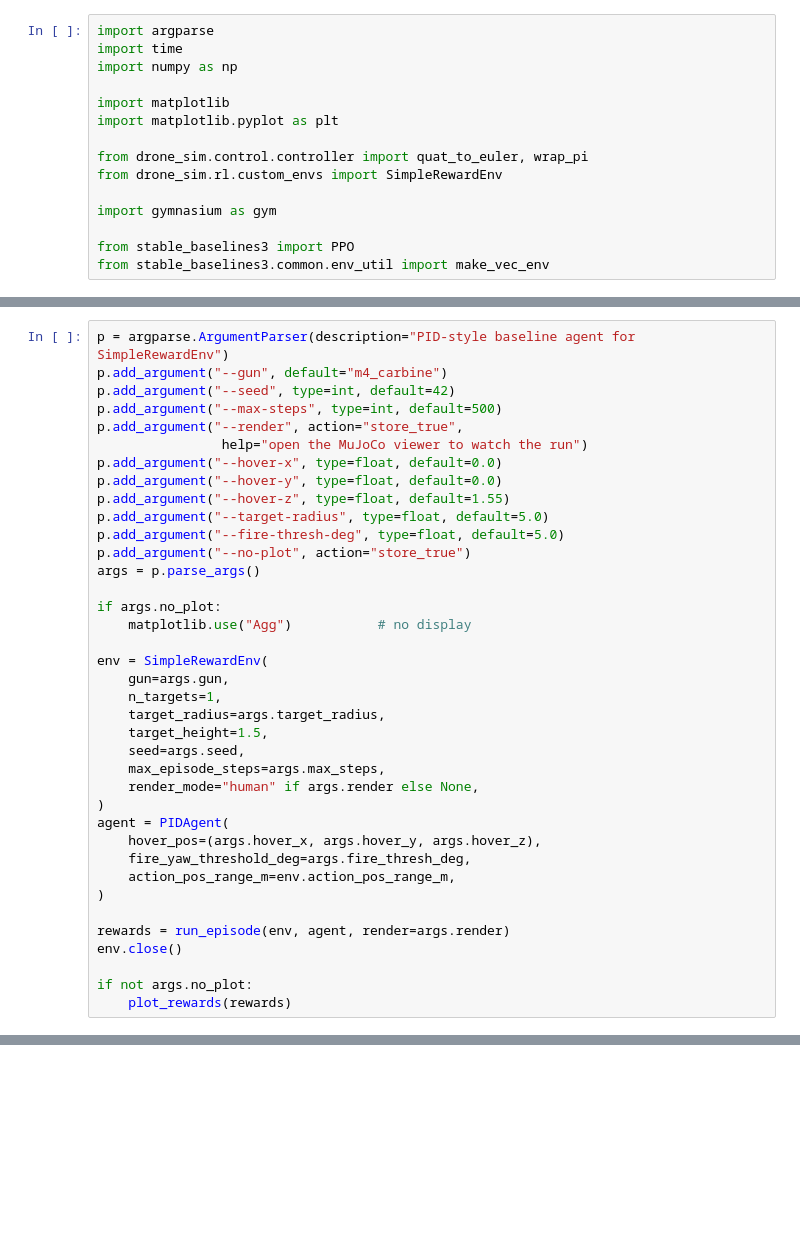
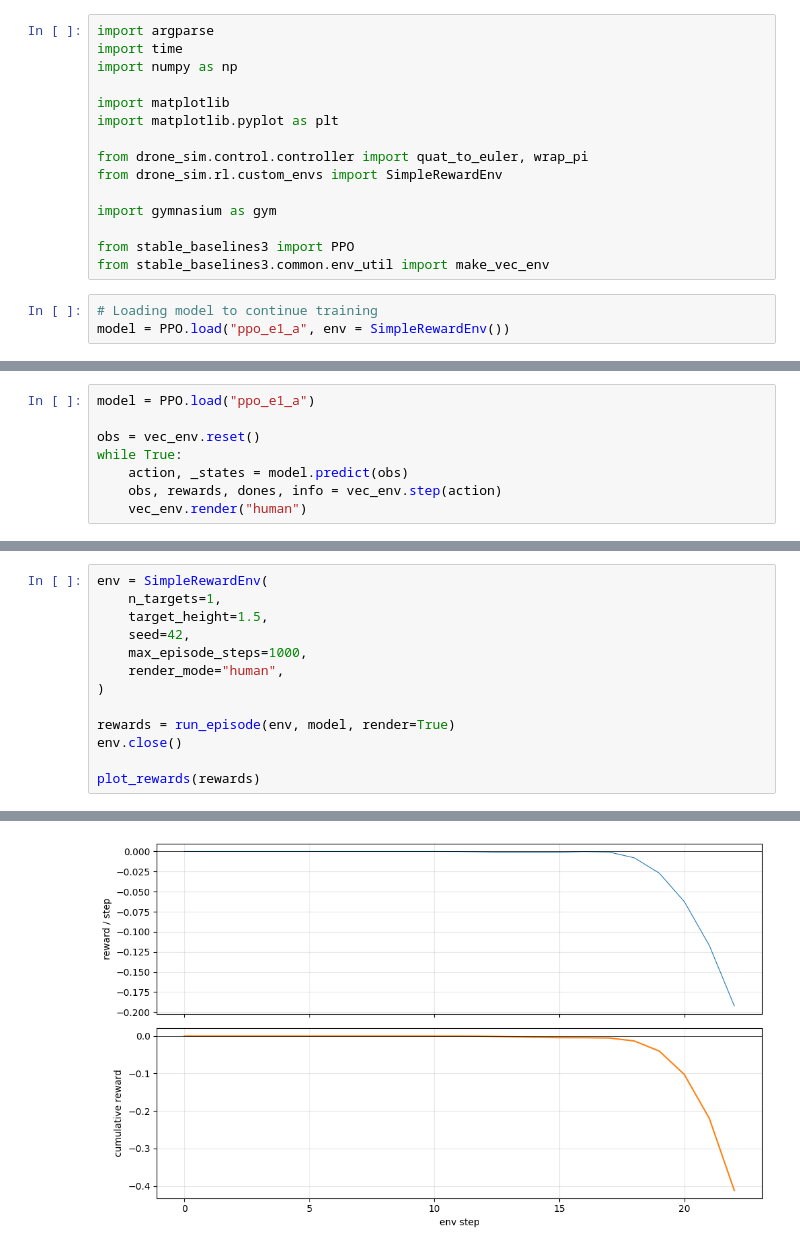
Before and after one commit to johnliaogithub/Limitanei, a Jupyter notebook: experiments/e1_M249_single.ipynb, the cells around one changed output, grey strips where cells are left out. Saved outputs shown, nothing was run; the diff lists cells and outputs as text; blank space fills up the shorter version.

Commit message:
training experiment 1 - incomplete, still need to tune hyperparameters and try out other things as well

```diff
--- a/experiments/e1_M249_single.ipynb
+++ b/experiments/e1_M249_single.ipynb
@@ -26,3 +29,6 @@ import gymnasium as gym
 
 from stable_baselines3 import PPO
 from stable_baselines3.common.env_util import make_vec_env
+# %%
+# Loading model to continue training
+model = PPO.load("ppo_e1_a", env = SimpleRewardEnv())
@@ -169,0 +63,8 @@ def plot_rewards(rewards: np.ndarray, save_path: str = "pid_agent_reward.png"):
+# %%
+model = PPO.load("ppo_e1_a")
+
+obs = vec_env.reset()
+while True:
+    action, _states = model.predict(obs)
+    obs, rewards, dones, info = vec_env.step(action)
+    vec_env.render("human")
@@ -170,38 +121,14 @@ def plot_rewards(rewards: np.ndarray, save_path: str = "pid_agent_reward.png"):
 # %%
-p = argparse.ArgumentParser(description="PID-style baseline agent for SimpleRewardEnv")
-p.add_argument("--gun", default="m4_carbine")
-p.add_argument("--seed", type=int, default=42)
-p.add_argument("--max-steps", type=int, default=500)
-p.add_argument("--render", action="store_true",
-                help="open the MuJoCo viewer to watch the run")
-p.add_argument("--hover-x", type=float, default=0.0)
-p.add_argument("--hover-y", type=float, default=0.0)
-p.add_argument("--hover-z", type=float, default=1.55)
-p.add_argument("--target-radius", type=float, default=5.0)
-p.add_argument("--fire-thresh-deg", type=float, default=5.0)
-p.add_argument("--no-plot", action="store_true")
-args = p.parse_args()
-
-if args.no_plot:
-    matplotlib.use("Agg")           # no display
-
 env = SimpleRewardEnv(
-    gun=args.gun,
     n_targets=1,
-    target_radius=args.target_radius,
     target_height=1.5,
-    seed=args.seed,
-    max_episode_steps=args.max_steps,
-    render_mode="human" if args.render else None,
-)
-agent = PIDAgent(
-    hover_pos=(args.hover_x, args.hover_y, args.hover_z),
-    fire_yaw_threshold_deg=args.fire_thresh_deg,
-    action_pos_range_m=env.action_pos_range_m,
+    seed=42,
+    max_episode_steps=1000,
+    render_mode="human",
 )
 
-rewards = run_episode(env, agent, render=args.render)
+rewards = run_episode(env, model, render=True)
 env.close()
 
-if not args.no_plot:
-    plot_rewards(rewards)
+plot_rewards(rewards)
+# %% [output]
@@ -207,0 +152 @@ if not args.no_plot:
+[figure, added]
```
Also changed, not shown: parts of 6 cells of this notebook, 10 other files.
